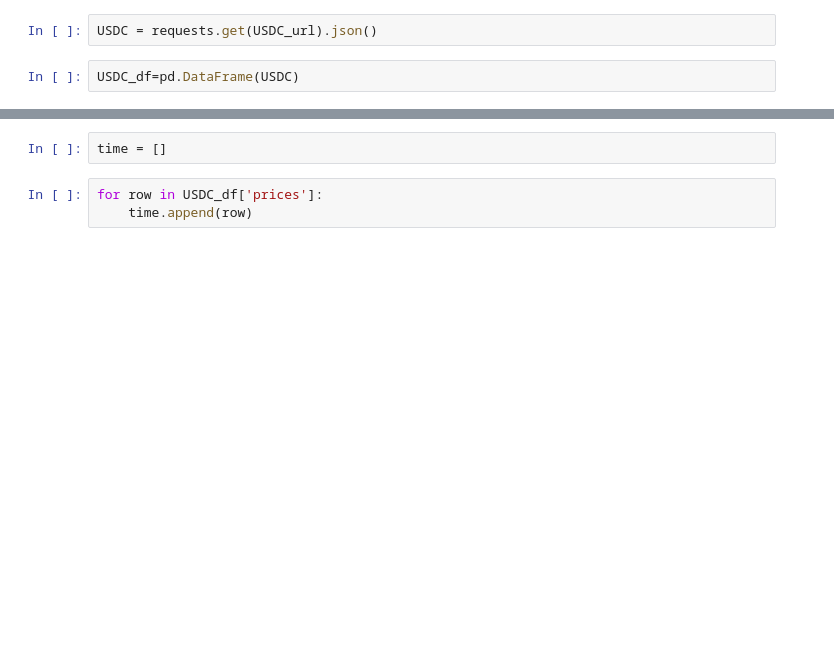
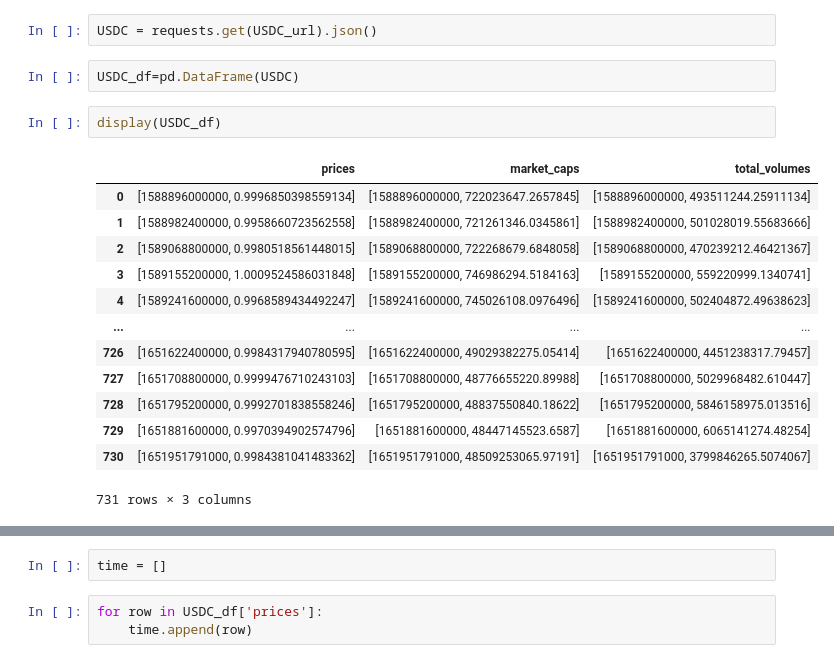
Before and after one commit to CAMPSMITH/StableOps, a Jupyter notebook: StableOps.ipynb, the cells around one changed output, grey strips where cells are left out. Saved outputs shown, nothing was run; the diff lists cells and outputs as text; blank space fills up the shorter version.

```diff
--- a/StableOps.ipynb
+++ b/StableOps.ipynb
@@ -38,3 +40,19 @@ USDC_url = 'https://api.coingecko.com/api/v3/coins/usd-coin/market_chart?vs_curr
 USDC = requests.get(USDC_url).json()
 # %%
 USDC_df=pd.DataFrame(USDC)
+# %%
+display(USDC_df)
+# %% [output]
+|  | prices | market_caps | total_volumes |
+| 0 | [1588896000000, 0.9996850398559134] | [1588896000000, 722023647.2657845] | [1588896000000, 493511244.25911134] |
+| 1 | [1588982400000, 0.9958660723562558] | [1588982400000, 721261346.0345861] | [1588982400000, 501028019.55683666] |
+| 2 | [1589068800000, 0.9980518561448015] | [1589068800000, 722268679.6848058] | [1589068800000, 470239212.46421367] |
+| 3 | [1589155200000, 1.0009524586031848] | [1589155200000, 746986294.5184163] | [1589155200000, 559220999.1340741] |
+| 4 | [1589241600000, 0.9968589434492247] | [1589241600000, 745026108.0976496] | [1589241600000, 502404872.49638623] |
+| ... | ... | ... | ... |
+| 726 | [1651622400000, 0.9984317940780595] | [1651622400000, 49029382275.05414] | [1651622400000, 4451238317.79457] |
+| 727 | [1651708800000, 0.9999476710243103] | [1651708800000, 48776655220.89988] | [1651708800000, 5029968482.610447] |
+| 728 | [1651795200000, 0.9992701838558246] | [1651795200000, 48837550840.18622] | [1651795200000, 5846158975.013516] |
+| 729 | [1651881600000, 0.9970394902574796] | [1651881600000, 48447145523.6587] | [1651881600000, 6065141274.48254] |
+| 730 | [1651951791000, 0.9984381041483362] | [1651951791000, 48509253065.97191] | [1651951791000, 3799846265.5074067] |
+731 rows × 3 columns
```
Also changed, not shown: parts of 10 cells of this notebook.
